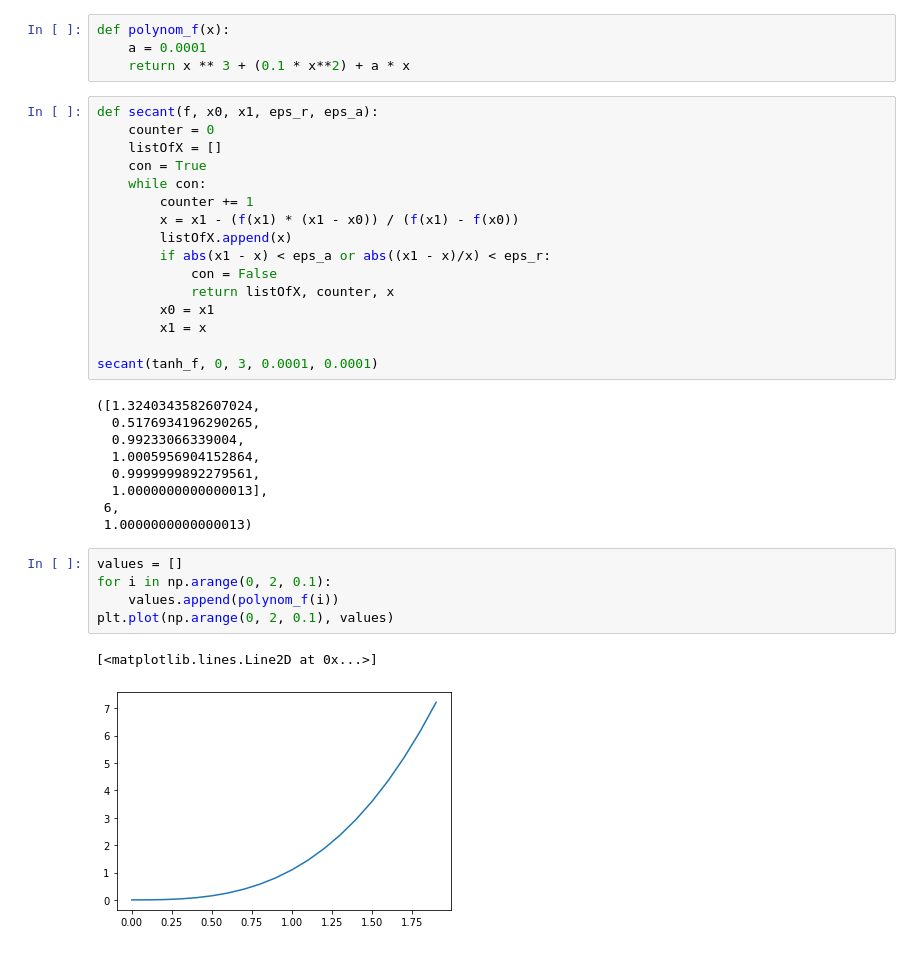
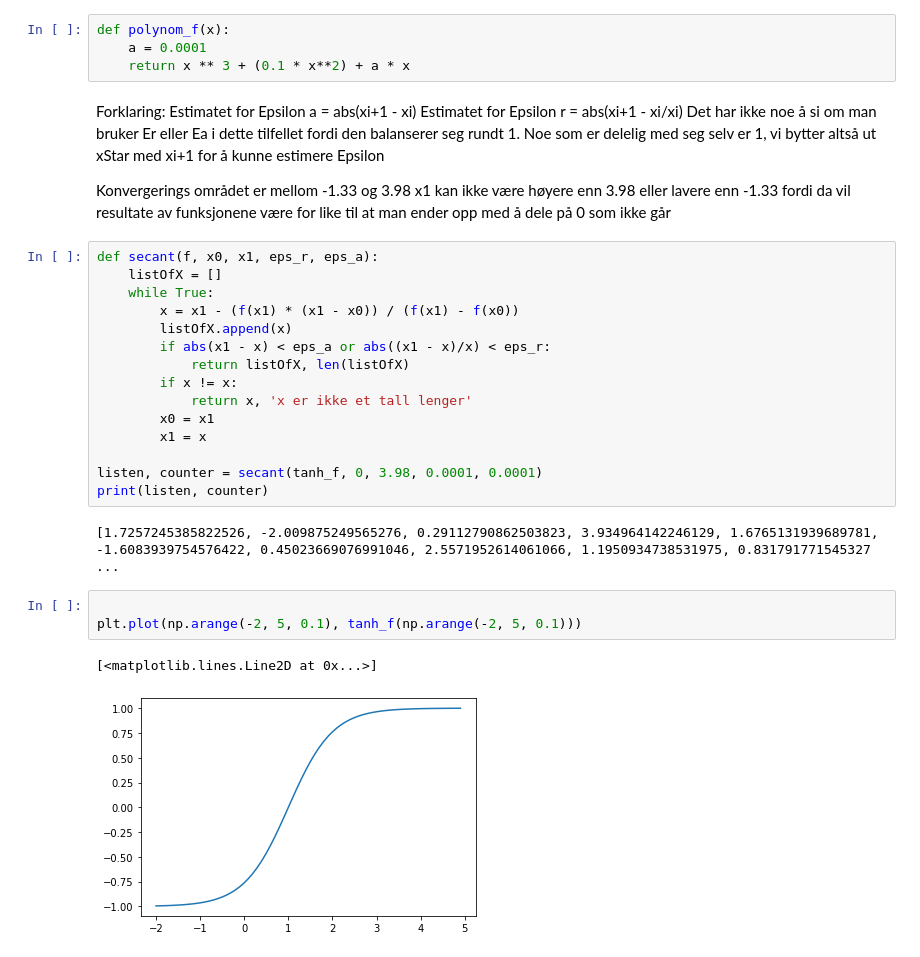
Before and after one commit to froydis98/NumeriskModellering, a Jupyter notebook: Handin1/Assignment1.ipynb, the cells around one changed output. Cells and saved outputs as stored; diff of their text form.

```diff
--- a/Handin1/Assignment1.ipynb
+++ b/Handin1/Assignment1.ipynb
@@ -8,36 +8,35 @@ def tanh_f(x):
 def polynom_f(x):
     a = 0.0001
     return x ** 3 + (0.1 * x**2) + a * x
+# %% [markdown]
+Forklaring:
+  Estimatet for Epsilon a = abs(xi+1 - xi)
+  Estimatet for Epsilon r = abs(xi+1 - xi/xi)
+   Det har ikke noe å si om man bruker Er eller Ea i dette tilfellet fordi den balanserer seg rundt 1. Noe som er delelig med seg selv er 1, vi bytter altså ut xStar med
+ xi+1 for å kunne estimere Epsilon
+
+ Konvergerings området er mellom -1.33 og 3.98
+ x1 kan ikke være høyere enn 3.98 eller lavere enn -1.33 fordi da vil resultate av funksjonene være for like til at man ender opp med å dele på 0 som ikke går
 # %%
 def secant(f, x0, x1, eps_r, eps_a):
-    counter = 0
     listOfX = []
-    con = True
-    while con:
-        counter += 1
+    while True:
         x = x1 - (f(x1) * (x1 - x0)) / (f(x1) - f(x0))
         listOfX.append(x)
         if abs(x1 - x) < eps_a or abs((x1 - x)/x) < eps_r:
-            con = False
-            return listOfX, counter, x
+            return listOfX, len(listOfX)
+        if x != x:
+            return x, 'x er ikke et tall lenger'
         x0 = x1
         x1 = x
 
-secant(tanh_f, 0, 3, 0.0001, 0.0001)
+listen, counter = secant(tanh_f, 0, 3.98, 0.0001, 0.0001)
+print(listen, counter)
 # %% [output]
-([1.3240343582607024,
-  0.5176934196290265,
-  0.99233066339004,
-  1.0005956904152864,
-  0.9999999892279561,
-  1.0000000000000013],
- 6,
- 1.0000000000000013)
+[1.7257245385822526, -2.009875249565276, 0.29112790862503823, 3.934964142246129, 1.6765131939689781, -1.6083939754576422, 0.45023669076991046, 2.5571952614061066, 1.1950934738531975, 0.831791771545327 ...
-# %%
-values = []
-for i in np.arange(0, 2, 0.1):
-    values.append(polynom_f(i))
-plt.plot(np.arange(0, 2, 0.1), values)
-# %% [output]
-[<matplotlib.lines.Line2D at 0x...>]
-[figure, removed]
+# %%
+
+plt.plot(np.arange(-2, 5, 0.1), tanh_f(np.arange(-2, 5, 0.1)))
+# %% [output]
+[<matplotlib.lines.Line2D at 0x...>]
+[figure, added]
```
Also changed, not shown: parts of 4 cells of this notebook.
